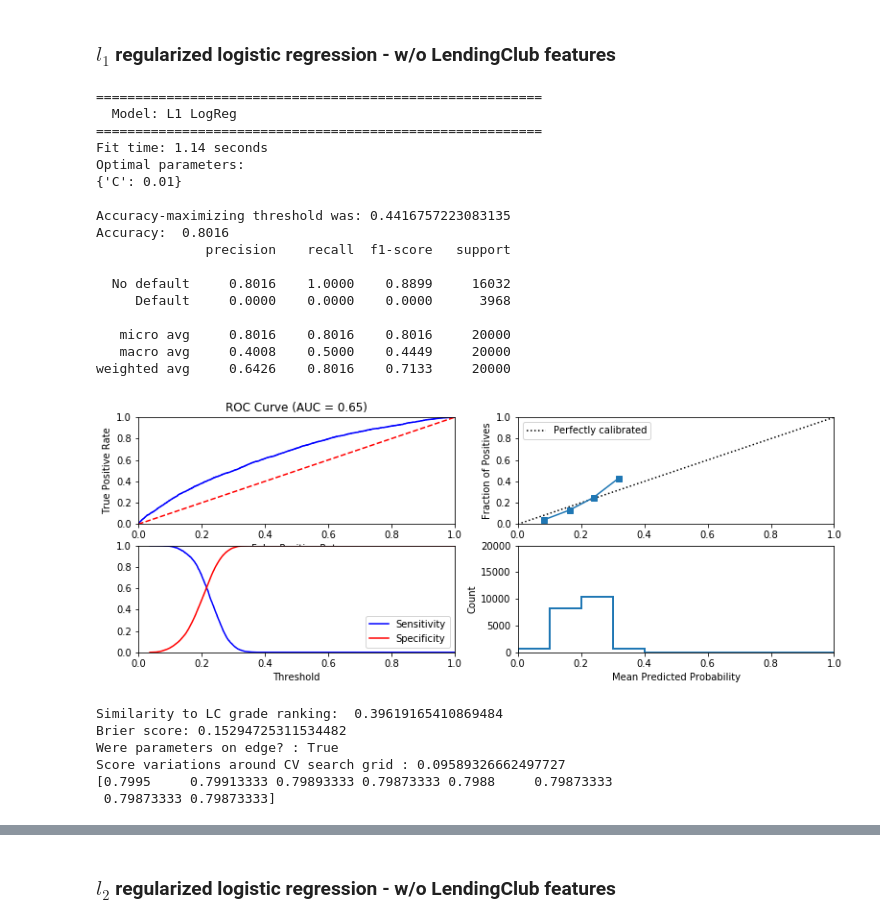
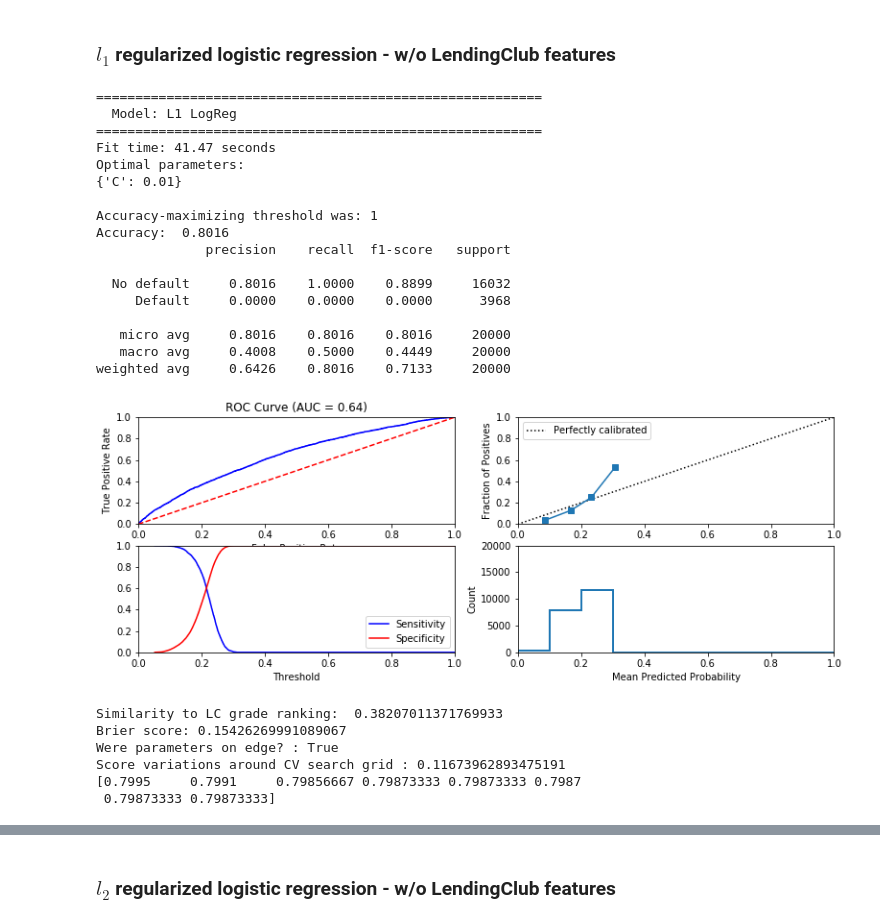
Before and after one commit to Oldyeller89/ML_PeerLending_CaseStudy, a Jupyter notebook: Phase3/CS-Phase 3-Rev2.ipynb, the cells around one changed output, grey strips where cells are left out. Drawn from its saved outputs; the diff is of its cells as text; code cells hidden in the pictures.

```diff
--- a/Phase3/CS-Phase 3-Rev2.ipynb
+++ b/Phase3/CS-Phase 3-Rev2.ipynb
@@ -869,34 +931,34 @@ Score variations around CV search grid : 0.4250098584761102
 ### $l_1$ regularized logistic regression  - w/o LendingClub features
 # %%
 ## Train and test a l_1 regularized logistic regression classifier
-l1_logistic_noLC = LogisticRegression()
+l1_logistic_noLC = LogisticRegression(penalty='l1')
 cv_parameters = {'C': [0.01,0.1,1,5,10,20,50,100]}
 
 l1_logistic_noLC = fit_classification(model=l1_logistic_noLC,data_dict=data_dict3,
                     cv_parameters=cv_parameters,model_name="L1 LogReg",
                     random_state=default_seed,output_to_file=True,print_to_screen=True)
 # %% [output]
 =========================================================
   Model: L1 LogReg
 =========================================================
-Fit time: 1.14 seconds
+Fit time: 41.47 seconds
 Optimal parameters:
 {'C': 0.01}
 
-Accuracy-maximizing threshold was: 0.4416757223083135
+Accuracy-maximizing threshold was: 1
 Accuracy:  0.8016
               precision    recall  f1-score   support
 
   No default     0.8016    1.0000    0.8899     16032
      Default     0.0000    0.0000    0.0000      3968
 
    micro avg     0.8016    0.8016    0.8016     20000
    macro avg     0.4008    0.5000    0.4449     20000
 weighted avg     0.6426    0.8016    0.7133     20000
-[figure, old version]
+[figure, new version]
-Similarity to LC grade ranking:  0.39619165410869484
-Brier score: 0.15294725311534482
+Similarity to LC grade ranking:  0.38207011371769933
+Brier score: 0.15426269991089067
 Were parameters on edge? : True
-Score variations around CV search grid : 0.09589326662497727
-[0.7995     0.79913333 0.79893333 0.79873333 0.7988     0.79873333
+Score variations around CV search grid : 0.11673962893475191
+[0.7995     0.7991     0.79856667 0.79873333 0.79873333 0.7987
  0.79873333 0.79873333]
```
Also changed, not shown: parts of 14 cells of this notebook, 6 other files.
